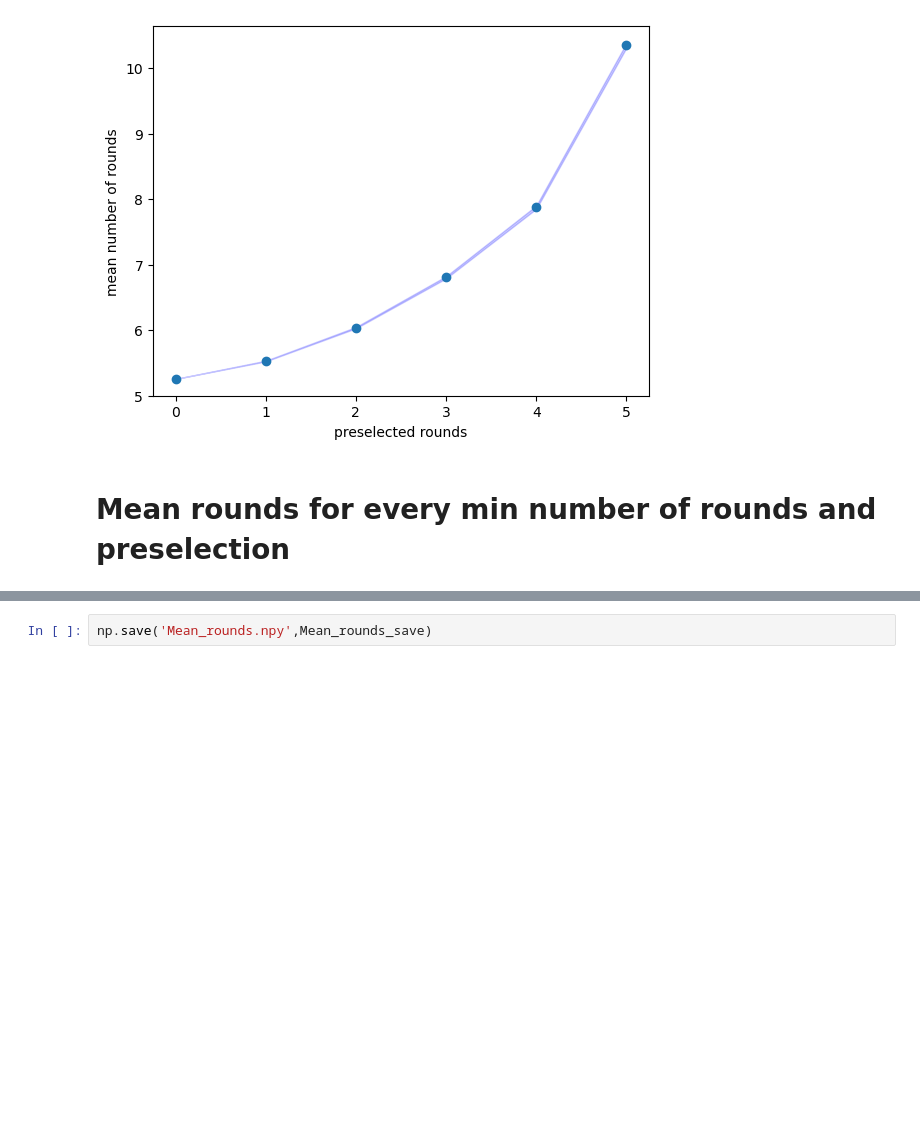
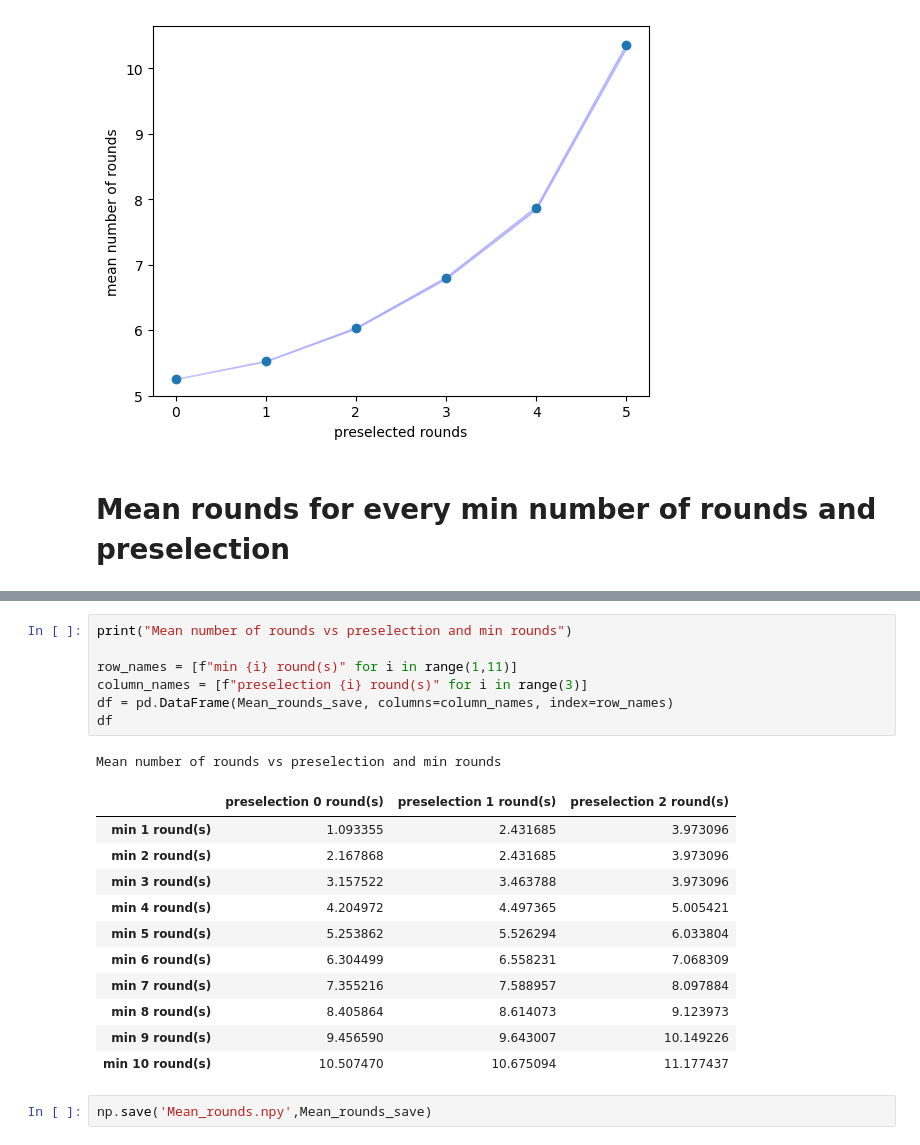
Before and after one commit to DiegoRuiz-Git/Unfolded_distillation, a Jupyter notebook: Repetition code simulations/Preselection pz=1e-3/Mean number of rounds.ipynb, the cells around one changed output, grey strips where cells are left out. Saved outputs shown, nothing was run; the diff lists cells and outputs as text; blank space fills up the shorter version.

```diff
--- a/Repetition code simulations/Preselection pz=1e-3/Mean number of rounds.ipynb
+++ b/Repetition code simulations/Preselection pz=1e-3/Mean number of rounds.ipynb
@@ -579,2 +574,22 @@ Mean number of rounds vs preselection and min rounds
+# %%
+print("Mean number of rounds vs preselection and min rounds")
+
+row_names = [f"min {i} round(s)" for i in range(1,11)]
+column_names = [f"preselection {i} round(s)" for i in range(3)]
+df = pd.DataFrame(Mean_rounds_save, columns=column_names, index=row_names)
+df
+# %% [output]
+Mean number of rounds vs preselection and min rounds
+|  | preselection 0 round(s) | preselection 1 round(s) | preselection 2 round(s) |
+| min 1 round(s) | 1.093355 | 2.431685 | 3.973096 |
+| min 2 round(s) | 2.167868 | 2.431685 | 3.973096 |
+| min 3 round(s) | 3.157522 | 3.463788 | 3.973096 |
+| min 4 round(s) | 4.204972 | 4.497365 | 5.005421 |
+| min 5 round(s) | 5.253862 | 5.526294 | 6.033804 |
+| min 6 round(s) | 6.304499 | 6.558231 | 7.068309 |
+| min 7 round(s) | 7.355216 | 7.588957 | 8.097884 |
+| min 8 round(s) | 8.405864 | 8.614073 | 9.123973 |
+| min 9 round(s) | 9.456590 | 9.643007 | 10.149226 |
+| min 10 round(s) | 10.507470 | 10.675094 | 11.177437 |
 # %%
 np.save('Mean_rounds.npy',Mean_rounds_save)
```
Also changed, not shown: parts of 6 cells of this notebook.
